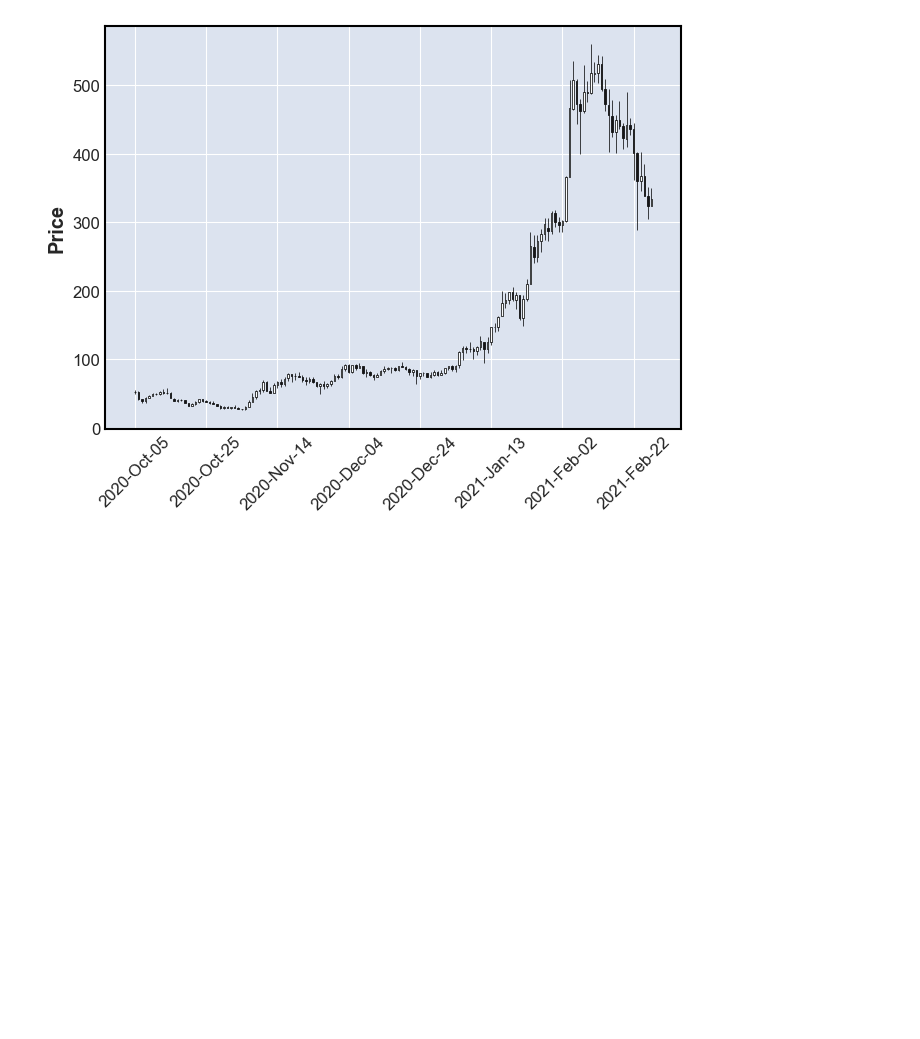
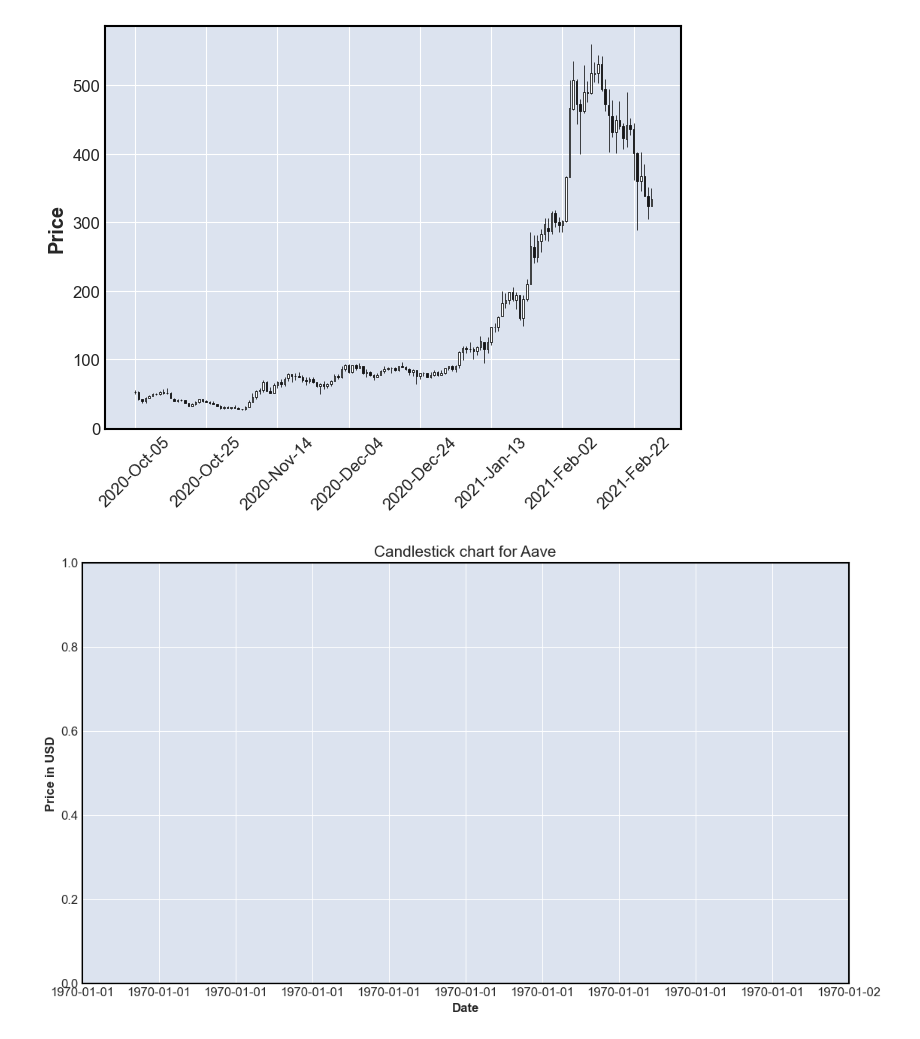
Before and after one commit to ArtTucker/crypto_prices_ML, a Jupyter notebook: preprocessing/by_coin/aave_preprocessing.ipynb, the cells around one changed output. Drawn from its saved outputs; the diff is of its cells as text; code cells hidden in the pictures; blank space fills up the shorter version.

```diff
--- a/preprocessing/by_coin/aave_preprocessing.ipynb
+++ b/preprocessing/by_coin/aave_preprocessing.ipynb
@@ -133,11 +130,16 @@ mpf.plot(temp_aave_df, type='candle')
 # %% [output]
 [figure]
 # %%
+fig = plt.figure(figsize=(12,8))
+ax1 = plt.subplot2grid((1,1), (0,0))
+
 ax1.xaxis.set_major_formatter(mdates.DateFormatter('%Y-%m-%d'))
 ax1.xaxis.set_major_locator(mticker.MaxNLocator(10))
 
 plt.xlabel("Date", fontsize=12)
 plt.ylabel("Price in USD", fontsize=12)
 plt.title("Candlestick chart for Aave", fontsize=15)
 plt.subplots_adjust(left=0.09, bottom=0.20, right=0.94, top=0.90, wspace=0.2, hspace=0)
 plt.show()
+# %% [output]
+[figure, added]
```
Also changed, not shown: parts of 4 cells of this notebook.
